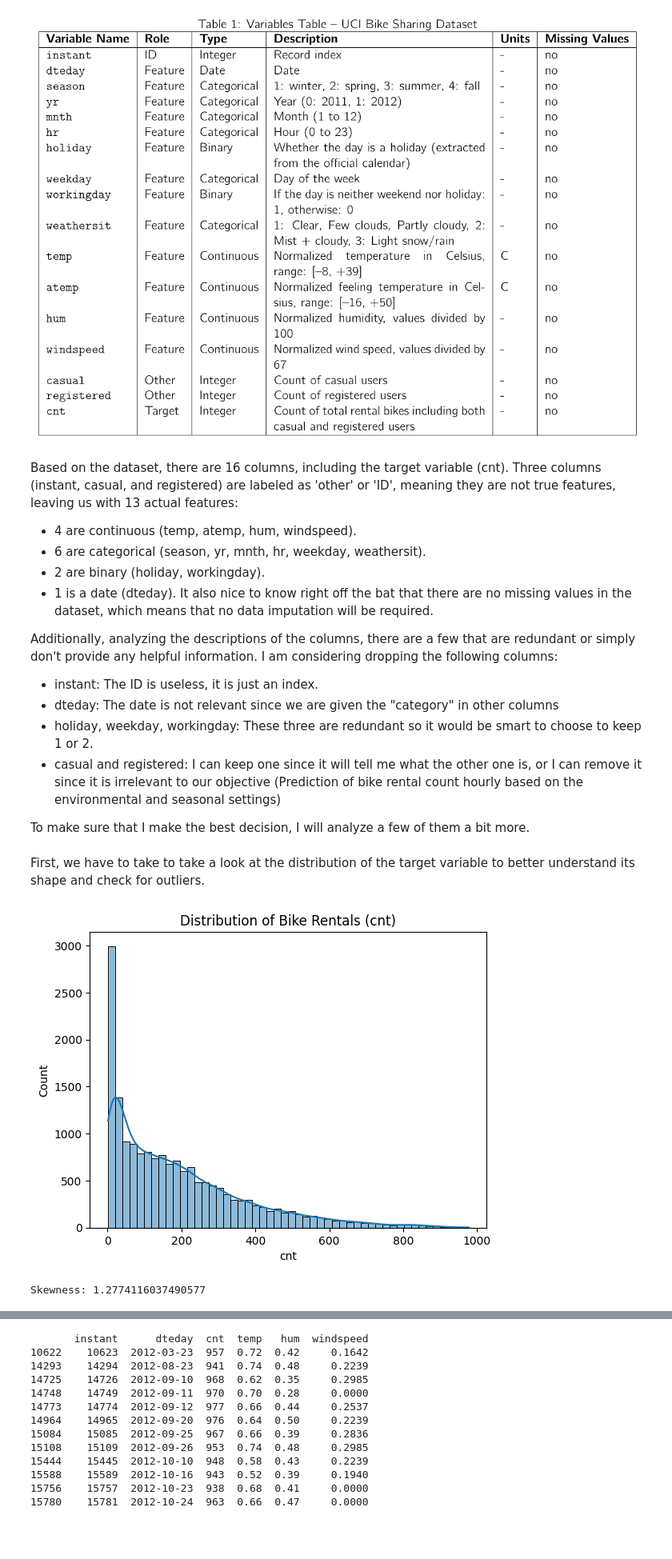
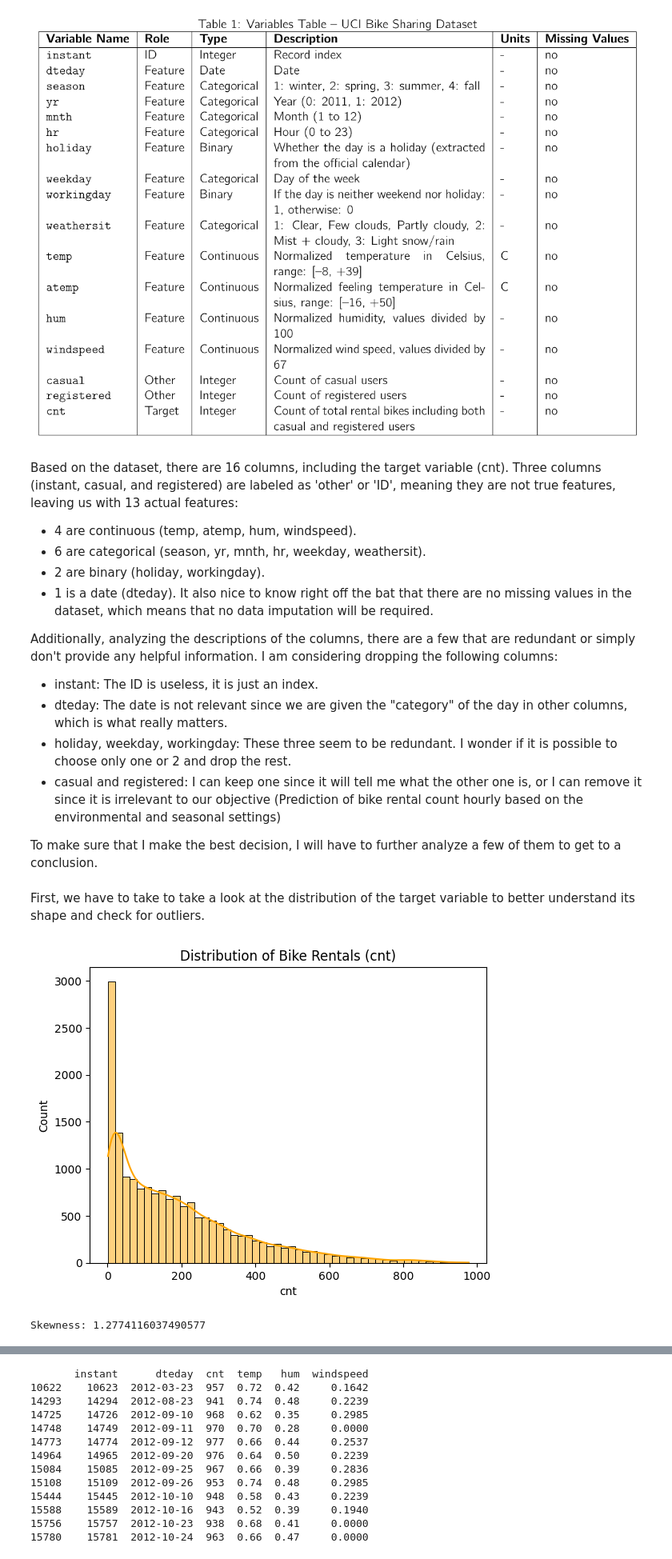
Before and after one commit to cayetana-h/ML-fundamentals-2025, a Jupyter notebook: second_assignment/assignment_2_cayetana_hinostroza.ipynb, the cells around one changed output, grey strips where cells are left out. Shown at 80% size. Cells and saved outputs as stored; diff of their text form; code cells hidden in the pictures; blank space fills up the shorter version.

```diff
--- a/second_assignment/assignment_2_cayetana_hinostroza.ipynb
+++ b/second_assignment/assignment_2_cayetana_hinostroza.ipynb
@@ -64,20 +73,20 @@ It also nice to know right off the bat that there are no missing values in the d
 Additionally, analyzing the descriptions of the columns, there are a few that are redundant or simply don't provide any helpful information. I am considering dropping the following columns:
 
 - instant: The ID is useless, it is just an index.
-- dteday: The date is not relevant since we are given the "category" in other columns
-- holiday, weekday, workingday: These three are redundant so it would be smart to choose to keep 1 or 2.
+- dteday: The date is not relevant since we are given the "category" of the day in other columns, which is what really matters.
+- holiday, weekday, workingday: These three seem to be redundant. I wonder if it is possible to choose only one or 2 and drop the rest.
 - casual and registered: I can keep one since it will tell me what the other one is, or I can remove it since it is irrelevant to our objective (Prediction of bike rental count hourly based on the environmental and seasonal settings)
 
-To make sure that I make the best decision, I will analyze a few of them a bit more.
+To make sure that I make the best decision, I will have to further analyze a few of them to get to a conclusion.
 # %% [markdown]
 First, we have to take to take a look at the distribution of the target variable to better understand its shape and check for outliers.
 # %%
-sns.histplot(df['cnt'], kde=True, bins=50)
+sns.histplot(df['cnt'], kde=True, bins=50, color='orange')
 plt.title('Distribution of Bike Rentals (cnt)')
 plt.show()
 
 print("Skewness:", df['cnt'].skew())
 # %% [output]
-[figure, old version]
+[figure, new version]
 Skewness: 1.2774116037490577
 # %% [markdown]
```
Also changed, not shown: parts of 110 cells of this notebook.
